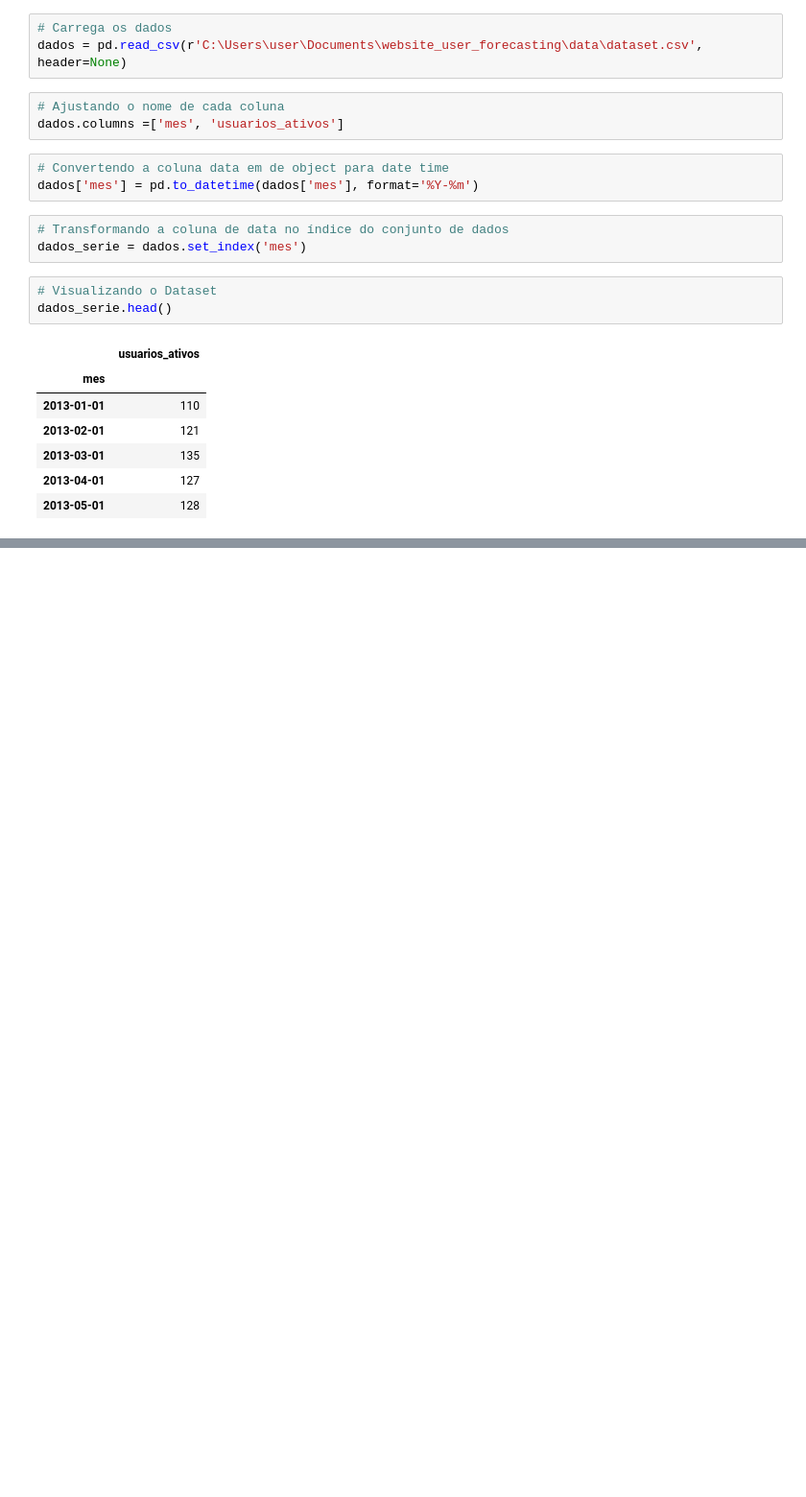
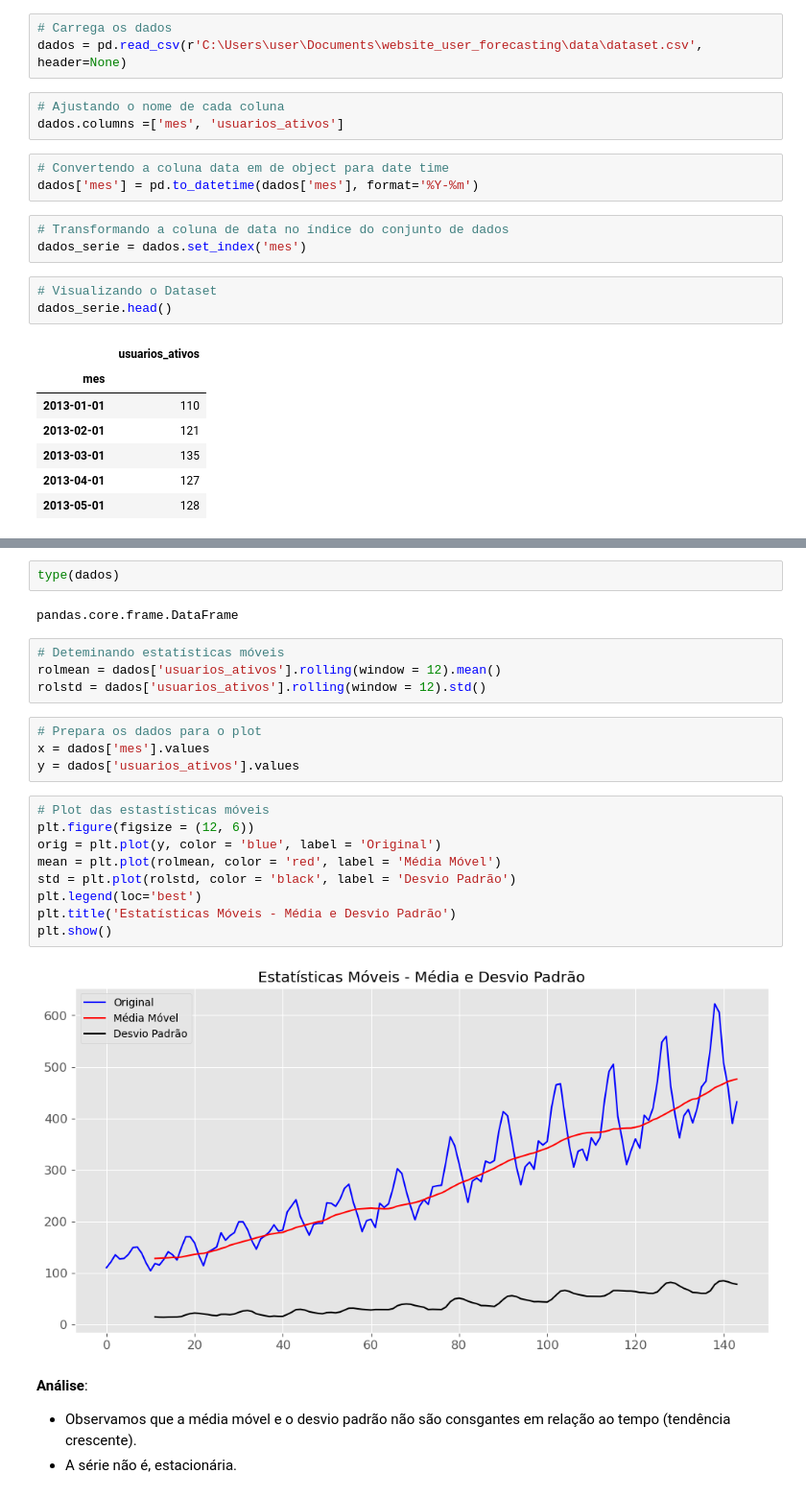
Before and after one commit to jrcomitre/Prever-Usuarios-Ativos-em-Web-Site, a Jupyter notebook: statistical_analysis.ipynb, the cells around one changed output, grey strips where cells are left out. Shown: that part at 96% size. Saved outputs shown, nothing was run; the diff lists cells and outputs as text; blank space fills up the shorter version.

```diff
--- a/statistical_analysis.ipynb
+++ b/statistical_analysis.ipynb
@@ -53,0 +86,27 @@ dados_serie.head()
+# %%
+type(dados)
+# %% [output]
+pandas.core.frame.DataFrame
+# %%
+# Deteminando estatísticas móveis
+rolmean = dados['usuarios_ativos'].rolling(window = 12).mean()
+rolstd = dados['usuarios_ativos'].rolling(window = 12).std()
+# %%
+# Prepara os dados para o plot
+x = dados['mes'].values
+y = dados['usuarios_ativos'].values
+# %%
+# Plot das estastísticas móveis
+plt.figure(figsize = (12, 6))
+orig = plt.plot(y, color = 'blue', label = 'Original')
+mean = plt.plot(rolmean, color = 'red', label = 'Média Móvel')
+std = plt.plot(rolstd, color = 'black', label = 'Desvio Padrão')
+plt.legend(loc='best')
+plt.title('Estatísticas Móveis - Média e Desvio Padrão')
+plt.show()
+# %% [output]
+[figure, added]
+# %% [markdown]
+**Análise**:
+* Observamos que a média móvel e o desvio padrão não são consgantes em relação ao tempo (tendência crescente).
+* A série não é, estacionária.
```
Also changed, not shown: parts of 7 cells of this notebook.
